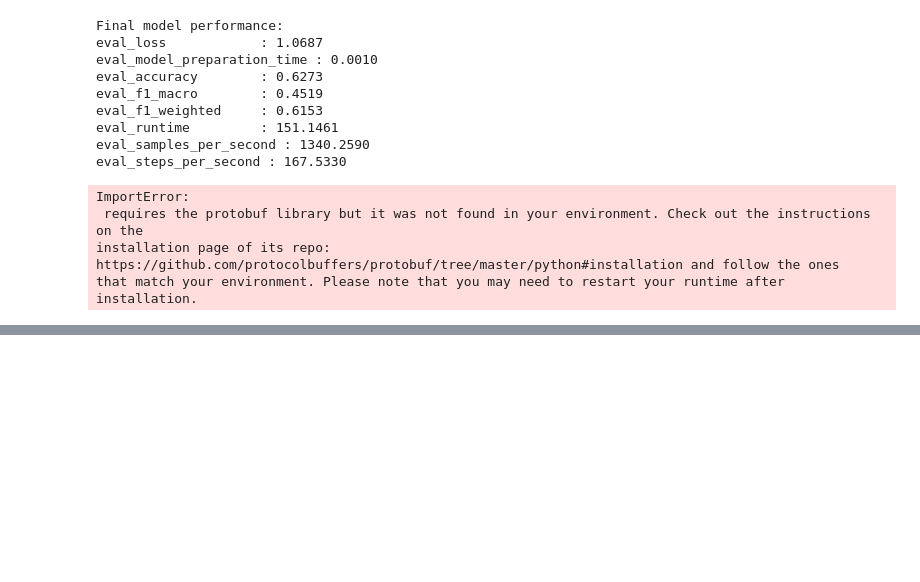
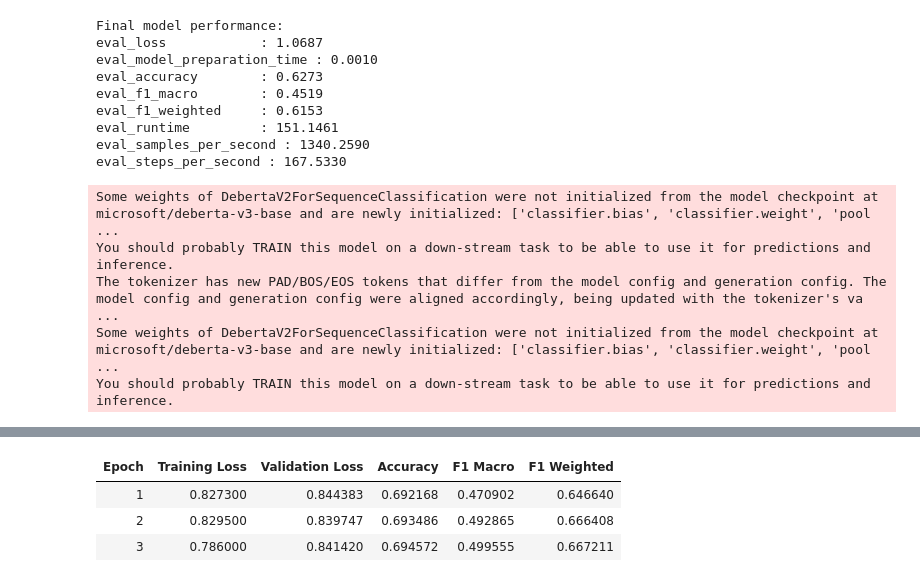
Before and after one commit to Tinnne/Play-Store-Ratings-Prediction, a Jupyter notebook: 06ContextualEmbbeding.ipynb, the cells around one changed output, grey strips where cells are left out. Cells and saved outputs as stored; diff of their text form; code cells hidden in the pictures; blank space fills up the shorter version.

```diff
--- a/06ContextualEmbbeding.ipynb
+++ b/06ContextualEmbbeding.ipynb
@@ -733,7 +733,7 @@ def compute_metrics(eval_pred):
 # ==== 5. Training arguments ====
 args = TrainingArguments(
     output_dir="deberta-5cls",
-    evaluation_strategy=IntervalStrategy.EPOCH,
+    eval_strategy=IntervalStrategy.EPOCH,
     save_strategy=IntervalStrategy.EPOCH,
     logging_strategy=IntervalStrategy.STEPS,
     logging_steps=100,
@@ -803,7 +803,8 @@ final_trainer.model.save_pretrained("deberta-5cls-final/model")
 tokenizer.save_pretrained("deberta-5cls-final/model")
 print("✅ Model saved at deberta-5cls-final/model")
 # %% [output]
-ImportError:
- requires the protobuf library but it was not found in your environment. Check out the instructions on the
-installation page of its repo: https://github.com/protocolbuffers/protobuf/tree/master/python#installation and follow the ones
-that match your environment. Please note that you may need to restart your runtime after installation.
+Some weights of DebertaV2ForSequenceClassification were not initialized from the model checkpoint at microsoft/deberta-v3-base and are newly initialized: ['classifier.bias', 'classifier.weight', 'pool ...
+You should probably TRAIN this model on a down-stream task to be able to use it for predictions and inference.
+The tokenizer has new PAD/BOS/EOS tokens that differ from the model config and generation config. The model config and generation config were aligned accordingly, being updated with the tokenizer's va ...
+Some weights of DebertaV2ForSequenceClassification were not initialized from the model checkpoint at microsoft/deberta-v3-base and are newly initialized: ['classifier.bias', 'classifier.weight', 'pool ...
+You should probably TRAIN this model on a down-stream task to be able to use it for predictions and inference.
@@ -809,0 +812,4 @@ that match your environment. Please note that you may need to restart your runti
+| Epoch | Training Loss | Validation Loss | Accuracy | F1 Macro | F1 Weighted |
+| 1 | 0.827300 | 0.844383 | 0.692168 | 0.470902 | 0.646640 |
+| 2 | 0.829500 | 0.839747 | 0.693486 | 0.492865 | 0.666408 |
+| 3 | 0.786000 | 0.841420 | 0.694572 | 0.499555 | 0.667211 |
```
Also changed, not shown: parts of 1 cell of this notebook, 2 other files.
